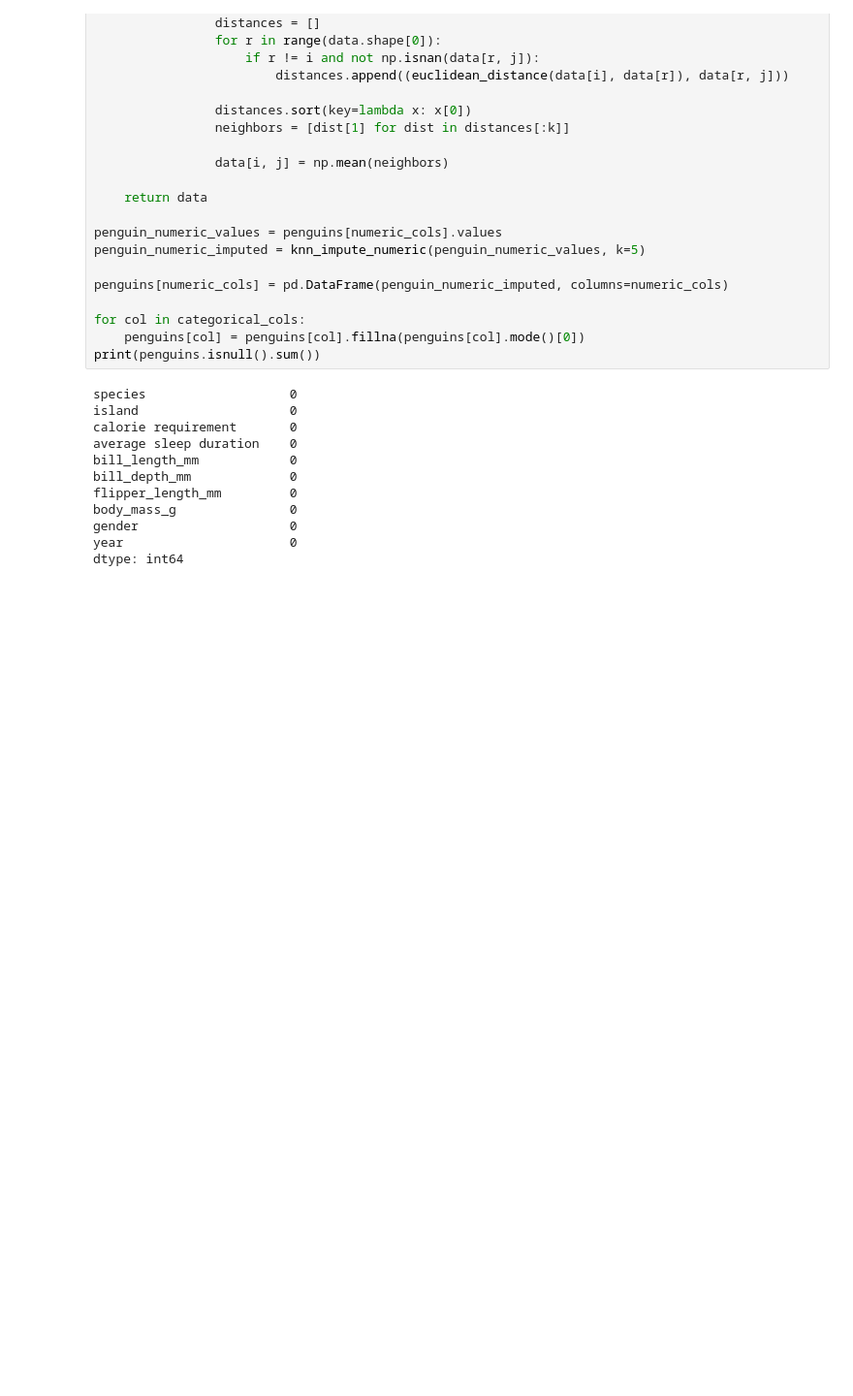
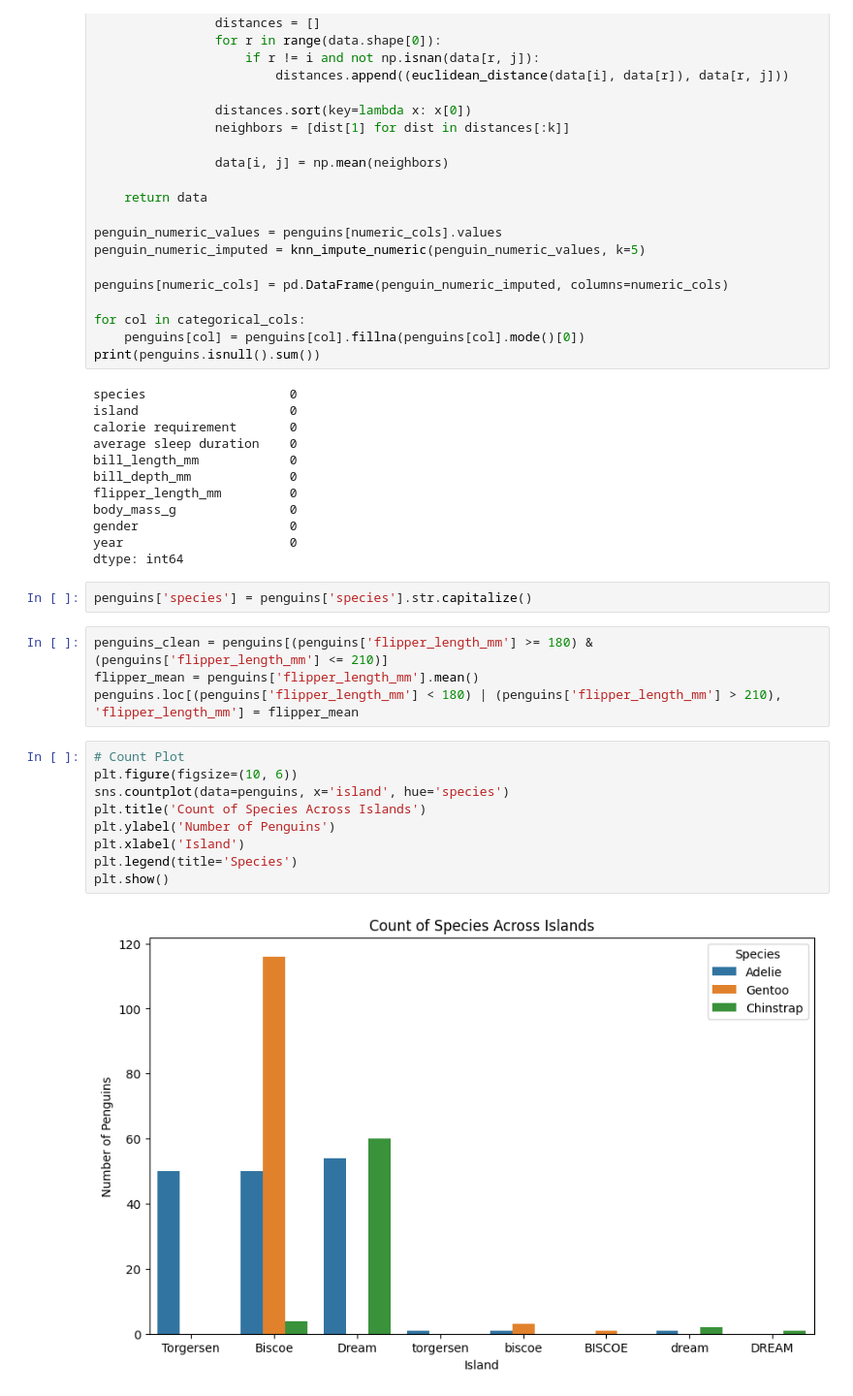
Before and after one commit to SEEMANTULANISCHAL/Classification_Regression_Methods, a Jupyter notebook: Data_Analysis_Preprocessing.ipynb, the cells around one changed output. Shown at 97% size. Saved outputs shown, nothing was run; the diff lists cells and outputs as text; blank space fills up the shorter version.

Commit message:
feat: added data visualization

```diff
--- a/Data_Analysis_Preprocessing.ipynb
+++ b/Data_Analysis_Preprocessing.ipynb
@@ -92,3 +92,20 @@ body_mass_g               0
 gender                    0
 year                      0
 dtype: int64
+# %%
+penguins['species'] = penguins['species'].str.capitalize()
+# %%
+penguins_clean = penguins[(penguins['flipper_length_mm'] >= 180) & (penguins['flipper_length_mm'] <= 210)]
+flipper_mean = penguins['flipper_length_mm'].mean()
+penguins.loc[(penguins['flipper_length_mm'] < 180) | (penguins['flipper_length_mm'] > 210), 'flipper_length_mm'] = flipper_mean
+# %%
+# Count Plot
+plt.figure(figsize=(10, 6))
+sns.countplot(data=penguins, x='island', hue='species')
+plt.title('Count of Species Across Islands')
+plt.ylabel('Number of Penguins')
+plt.xlabel('Island')
+plt.legend(title='Species')
+plt.show()
+# %% [output]
+[figure, added]
```
Also changed, not shown: parts of 4 cells of this notebook.
